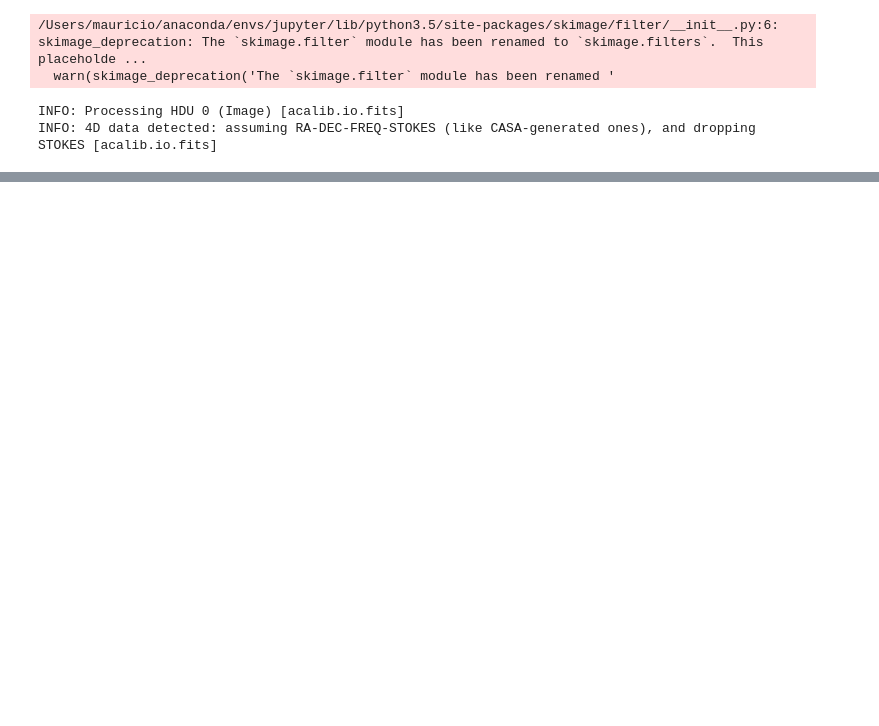
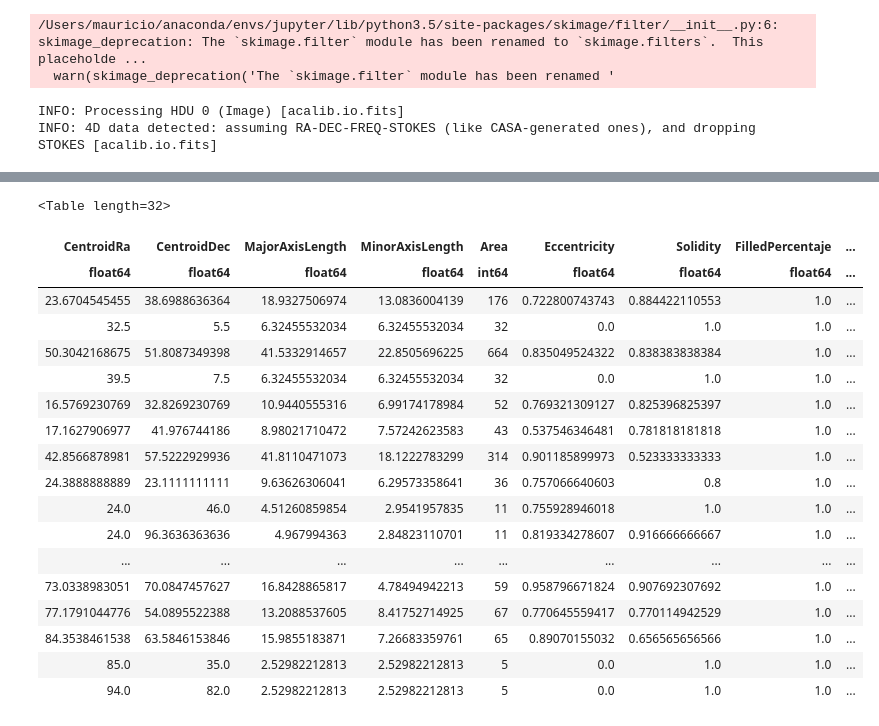
Before and after one commit to ChileanVirtualObservatory/notebooks, a Jupyter notebook: Indexing Test.ipynb, the cells around one changed output, grey strips where cells are left out. Saved outputs shown, nothing was run; the diff lists cells and outputs as text; code cells hidden in the pictures; blank space fills up the shorter version.

```diff
--- a/Indexing Test.ipynb
+++ b/Indexing Test.ipynb
@@ -62,0 +94,22 @@ for i in range(len(images)):
+# %%
+cont.tables[0]
+# %% [output]
+<Table length=32>
+| CentroidRa | CentroidDec | MajorAxisLength | MinorAxisLength | Area | Eccentricity | Solidity | FilledPercentaje | ... |
+| float64 | float64 | float64 | float64 | int64 | float64 | float64 | float64 | ... |
+| 23.6704545455 | 38.6988636364 | 18.9327506974 | 13.0836004139 | 176 | 0.722800743743 | 0.884422110553 | 1.0 | ... |
+| 32.5 | 5.5 | 6.32455532034 | 6.32455532034 | 32 | 0.0 | 1.0 | 1.0 | ... |
+| 50.3042168675 | 51.8087349398 | 41.5332914657 | 22.8505696225 | 664 | 0.835049524322 | 0.838383838384 | 1.0 | ... |
+| 39.5 | 7.5 | 6.32455532034 | 6.32455532034 | 32 | 0.0 | 1.0 | 1.0 | ... |
+| 16.5769230769 | 32.8269230769 | 10.9440555316 | 6.99174178984 | 52 | 0.769321309127 | 0.825396825397 | 1.0 | ... |
+| 17.1627906977 | 41.976744186 | 8.98021710472 | 7.57242623583 | 43 | 0.537546346481 | 0.781818181818 | 1.0 | ... |
+| 42.8566878981 | 57.5222929936 | 41.8110471073 | 18.1222783299 | 314 | 0.901185899973 | 0.523333333333 | 1.0 | ... |
+| 24.3888888889 | 23.1111111111 | 9.63626306041 | 6.29573358641 | 36 | 0.757066640603 | 0.8 | 1.0 | ... |
+| 24.0 | 46.0 | 4.51260859854 | 2.9541957835 | 11 | 0.755928946018 | 1.0 | 1.0 | ... |
+| 24.0 | 96.3636363636 | 4.967994363 | 2.84823110701 | 11 | 0.819334278607 | 0.916666666667 | 1.0 | ... |
+| ... | ... | ... | ... | ... | ... | ... | ... | ... |
+| 73.0338983051 | 70.0847457627 | 16.8428865817 | 4.78494942213 | 59 | 0.958796671824 | 0.907692307692 | 1.0 | ... |
+| 77.1791044776 | 54.0895522388 | 13.2088537605 | 8.41752714925 | 67 | 0.770645559417 | 0.770114942529 | 1.0 | ... |
+| 84.3538461538 | 63.5846153846 | 15.9855183871 | 7.26683359761 | 65 | 0.89070155032 | 0.656565656566 | 1.0 | ... |
+| 85.0 | 35.0 | 2.52982212813 | 2.52982212813 | 5 | 0.0 | 1.0 | 1.0 | ... |
+| 94.0 | 82.0 | 2.52982212813 | 2.52982212813 | 5 | 0.0 | 1.0 | 1.0 | ... |
```
Also changed, not shown: parts of 7 cells of this notebook, 3 other files.
